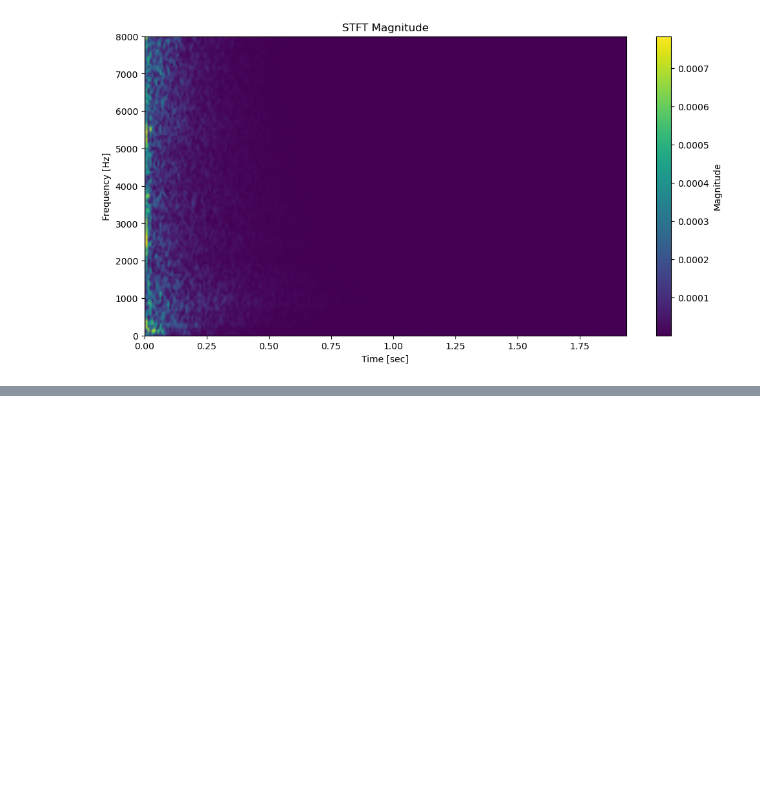
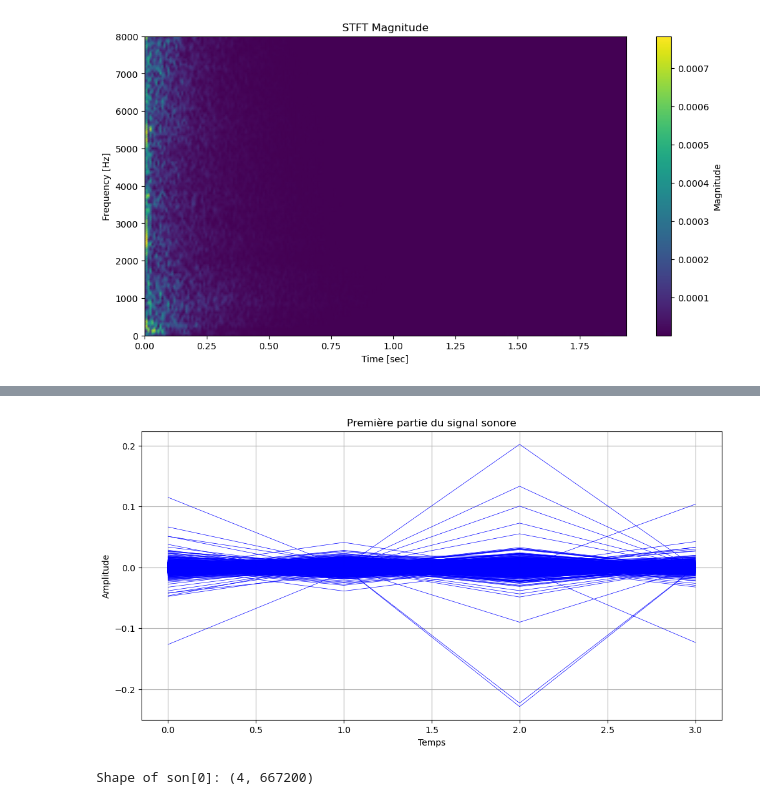
Before and after one commit to guillaumelalire/Acoustic-IA-Data-Hack-2024, a Jupyter notebook: vincentleboss.ipynb, the cells around one changed output, grey strips where cells are left out. Saved outputs shown, nothing was run; the diff lists cells and outputs as text; code cells hidden in the pictures; blank space fills up the shorter version.

```diff
--- a/vincentleboss.ipynb
+++ b/vincentleboss.ipynb
@@ -224,0 +350,47 @@ plt.show()
+# %%
+import numpy as np
+import matplotlib.pyplot as plt
+
+# Charger les données audio à partir du fichier .npy
+son = np.load('data/LivingRoom_preprocessed_hack/Human2/deconvoled_trim.npy')
+
+# Extraire la première partie des données
+partie1 = son[0]
+
+# Créer un axe temporel pour la première partie des données
+temps = np.arange(len(partie1))
+
+# Tracer le signal sonore de la première partie avec des ajustements
+plt.figure(figsize=(12, 6))  # Augmenter la taille du graphique
+plt.plot(temps, partie1, linestyle='-', linewidth=0.5, color='blue')  # Utiliser une ligne plus fine
+plt.title('Première partie du signal sonore')
+plt.xlabel('Temps')
+plt.ylabel('Amplitude')
+plt.grid(True)  # Ajouter une grille pour faciliter la lecture
+plt.show()
+# %% [output]
+[figure, added]
+# %%
+import numpy as np
+import matplotlib.pyplot as plt
+
+# Charger les données audio à partir du fichier .npy
+son = np.load('data/LivingRoom_preprocessed_hack/Human2/deconvoled_trim.npy')
+
+# Afficher la forme des données audio
+print("Shape of son[0]:", son[0].shape)
+
+# Créer un axe temporel pour les quatre canaux audio
+temps = np.arange(son.shape[1])
+
+# Tracer les quatre canaux audio
+plt.figure(figsize=(12, 6))
+for i in range(son.shape[0]):
+    plt.plot(temps, son[i], label=f"Canal {i+1}")
+plt.title('Quatre canaux audio')
+plt.xlabel('Temps')
+plt.ylabel('Amplitude')
+plt.legend()
+plt.show()
+# %% [output]
+Shape of son[0]: (4, 667200)
```
Also changed, not shown: parts of 5 cells of this notebook.
